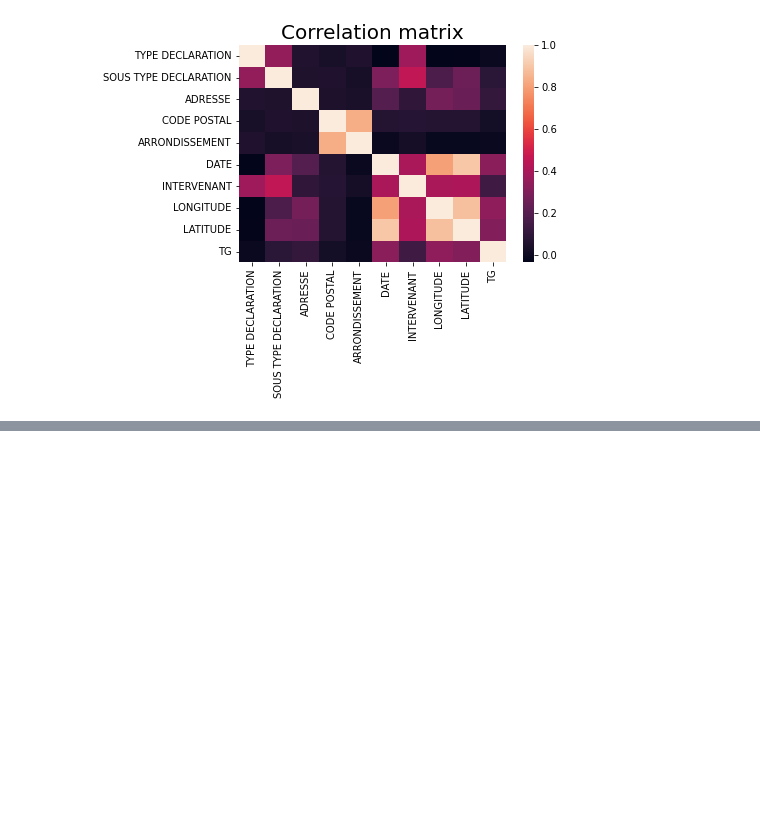
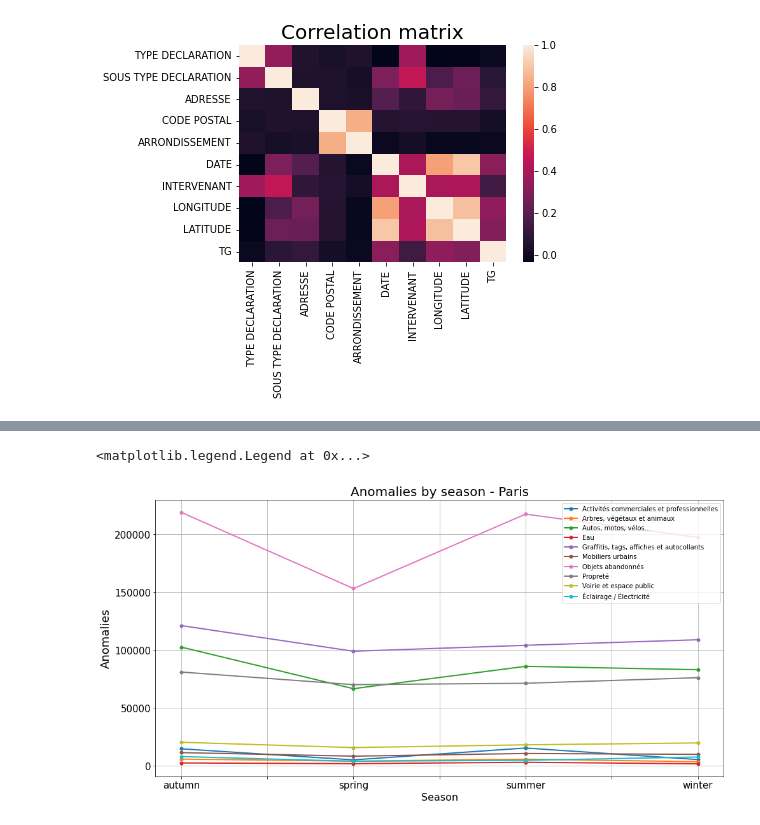
Before and after one commit to ticuss/Smart-City-Project, a Jupyter notebook: smart_city.ipynb, the cells around one changed output, grey strips where cells are left out. Cells and saved outputs as stored; diff of their text form; code cells hidden in the pictures; blank space fills up the shorter version.

```diff
--- a/smart_city.ipynb
+++ b/smart_city.ipynb
@@ -408,0 +395,4 @@ sns.heatmap(df_pearson_merged)
+# %%
+# df_merged_grouped_by_type = add_seasons(df_merged)
+df_merged_grouped_by_type = df_merged.groupby(['DATE','TYPE DECLARATION'])['ADRESSE'].count()
+df_merged_grouped_by_type
@@ -408,0 +413,12 @@ sns.heatmap(df_pearson_merged)
+# %%
+df_merged_grouped_by_type = df_merged_grouped_by_type.unstack()
+# %%
+df_merged_grouped_by_type = df_merged_grouped_by_type.resample('M').sum()
+df_merged_grouped_by_type['Season'] = df_merged_grouped_by_type.index.month.map(MONTHS)
+df_merged_grouped_by_type = df_merged_grouped_by_type.reset_index(drop=True).groupby(['Season']).sum()
+# %%
+plot_graph(df_merged_grouped_by_type, 'Anomalies by season - Paris', 'Season', 'Anomalies')
+plt.legend(loc = 'upper right')
+# %% [output]
+<matplotlib.legend.Legend at 0x...>
+[figure, added]
```
Also changed, not shown: parts of 6 cells of this notebook.
